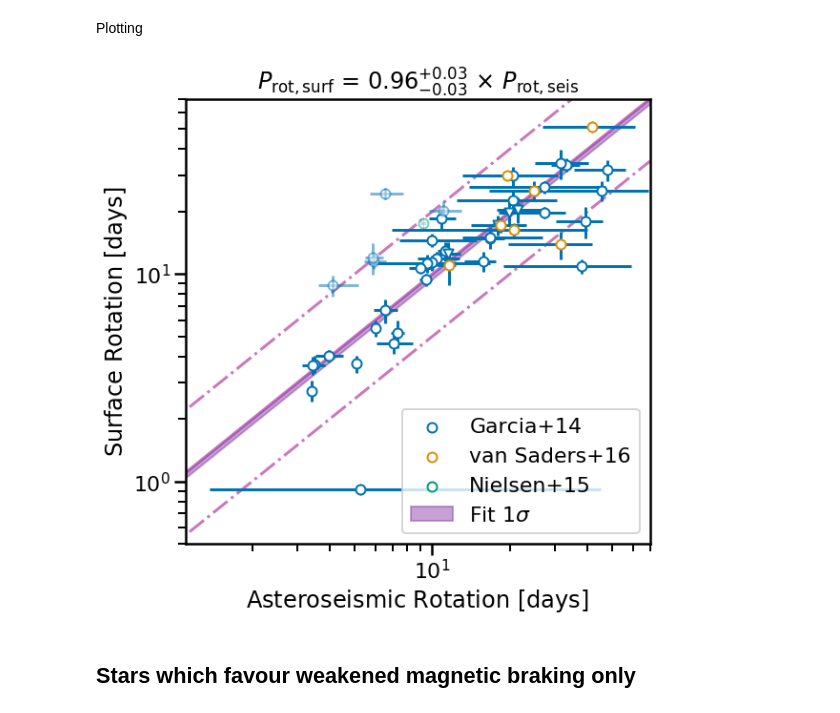
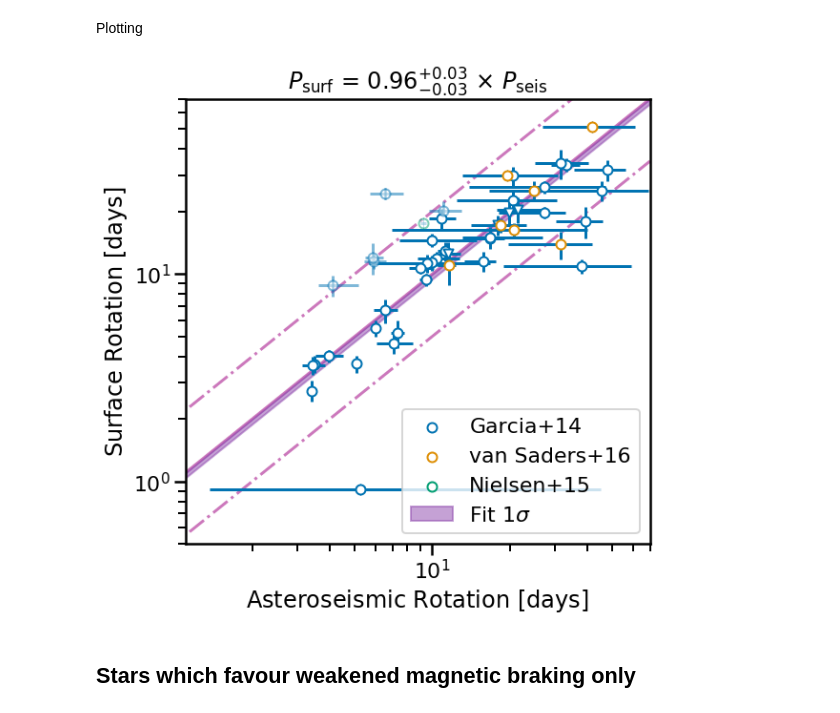
Before and after one commit to ojhall94/malatium, a Jupyter notebook: paper/surface_comparison.ipynb, the cells around one changed output. Cells and saved outputs as stored; diff of their text form; code cells hidden in the pictures.

```diff
--- a/paper/surface_comparison.ipynb
+++ b/paper/surface_comparison.ipynb
@@ -243,35 +243,35 @@ ax.set_xlabel(r'Asteroseismic Rotation $[\rm{days}]$')
 ax.set_ylabel(r'Surface Rotation $[\rm{days}]$')
 
 upper = 70
 ax.set_xlim(1.1, 70.)
 ax.set_ylim(0.5, 70.)
 bs = np.linspace(0, upper, 100)
 ax.plot(bs, bs, ls='-', c=cmap[4], zorder=0)
 ax.plot(bs, 2*bs, ls='-.', c=cmap[4], zorder=0)
 ax.plot(bs, 0.5*bs, ls='-.', c=cmap[4], zorder=0)
 
 # Compute the quantiles of the predicted line and plot them.
 A = np.vander(bs, 1)
 B = np.reshape(np.array([trace['mu']]), (len(trace['mu']), 1))
 lines = np.dot(B, A.T)
 quantiles = np.percentile(lines, [16, 84], axis=0)
 ax.fill_between(bs, quantiles[0]*bs, quantiles[1]*bs, color="#8d44ad", alpha=0.5, label=r'Fit 1$\sigma$')
 
 l, m, u = np.quantile(trace['mu'], [.16, .50, .84], axis=0)
 l = m - l
 u = u - m
-ax.set_title(fr'$P_{{\rm rot, surf}}$ = {m:.2f}$^{{+{u:.2f}}}_{{-{l:.2f}}}$ $\times\ P_{{\rm rot, seis}}$')
+ax.set_title(fr'$P_{{\rm surf}}$ = {m:.2f}$^{{+{u:.2f}}}_{{-{l:.2f}}}$ $\times\ P_{{\rm seis}}$')
 
 ax.set_xscale('log')
 ax.set_yscale('log')
 ax.legend(loc='lower right')
 
 fig.tight_layout()
 # plt.savefig('/home/oliver/Dropbox/Apps/Overleaf/Malatium/Images/surf-seis-comparison.pdf', bbox_inches='tight', rasterized=True)
 plt.savefig('/Users/Oliver/Dropbox/Apps/Overleaf/Malatium/Images/surf-seis-comparison.pdf', bbox_inches='tight', rasterized=True)
 plt.show()
 # %% [output]
-[figure, old version]
+[figure, new version]
 # %% [markdown]
 ## Stars which favour weakened magnetic braking only
 # %%
```
Also changed, not shown: parts of 4 cells of this notebook, 3 other files.
